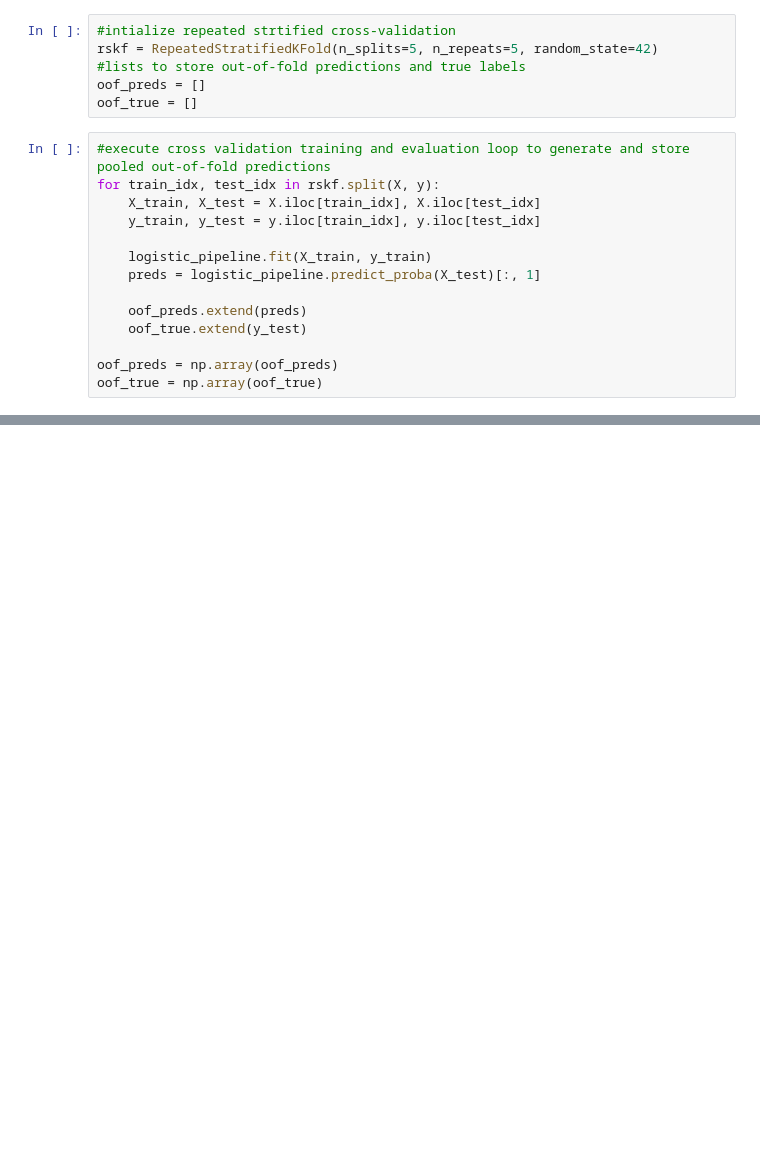
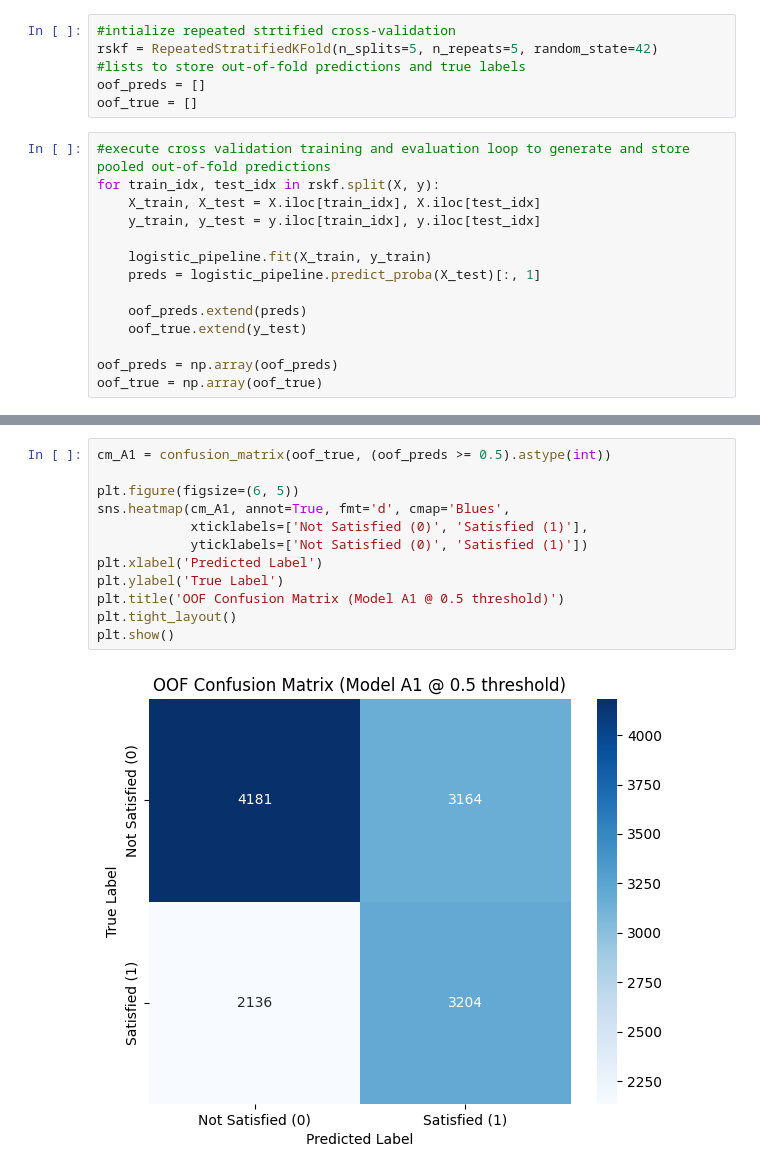
Before and after one commit to Break-Through-Tech/Swytch-2C-predicting-job-satisfaction-from-person-job-fit, a Jupyter notebook: GSS_ONETLogisticRegressionModelTraining.ipynb, the cells around one changed output, grey strips where cells are left out. Drawn from its saved outputs; the diff is of its cells as text; blank space fills up the shorter version.

Commit message:
Update GSS_ONETLogisticRegressionModelTraining.ipynb wit h latest model changes

```diff
--- a/GSS_ONETLogisticRegressionModelTraining.ipynb
+++ b/GSS_ONETLogisticRegressionModelTraining.ipynb
@@ -265,0 +266,14 @@ Passing `palette` without assigning `hue` is deprecated and will be removed in v
+# %%
+cm_A1 = confusion_matrix(oof_true, (oof_preds >= 0.5).astype(int))
+
+plt.figure(figsize=(6, 5))
+sns.heatmap(cm_A1, annot=True, fmt='d', cmap='Blues',
+            xticklabels=['Not Satisfied (0)', 'Satisfied (1)'],
+            yticklabels=['Not Satisfied (0)', 'Satisfied (1)'])
+plt.xlabel('Predicted Label')
+plt.ylabel('True Label')
+plt.title('OOF Confusion Matrix (Model A1 @ 0.5 threshold)')
+plt.tight_layout()
+plt.show()
+# %% [output]
+[figure, added]
```
Also changed, not shown: parts of 7 cells of this notebook, 1 other file.
